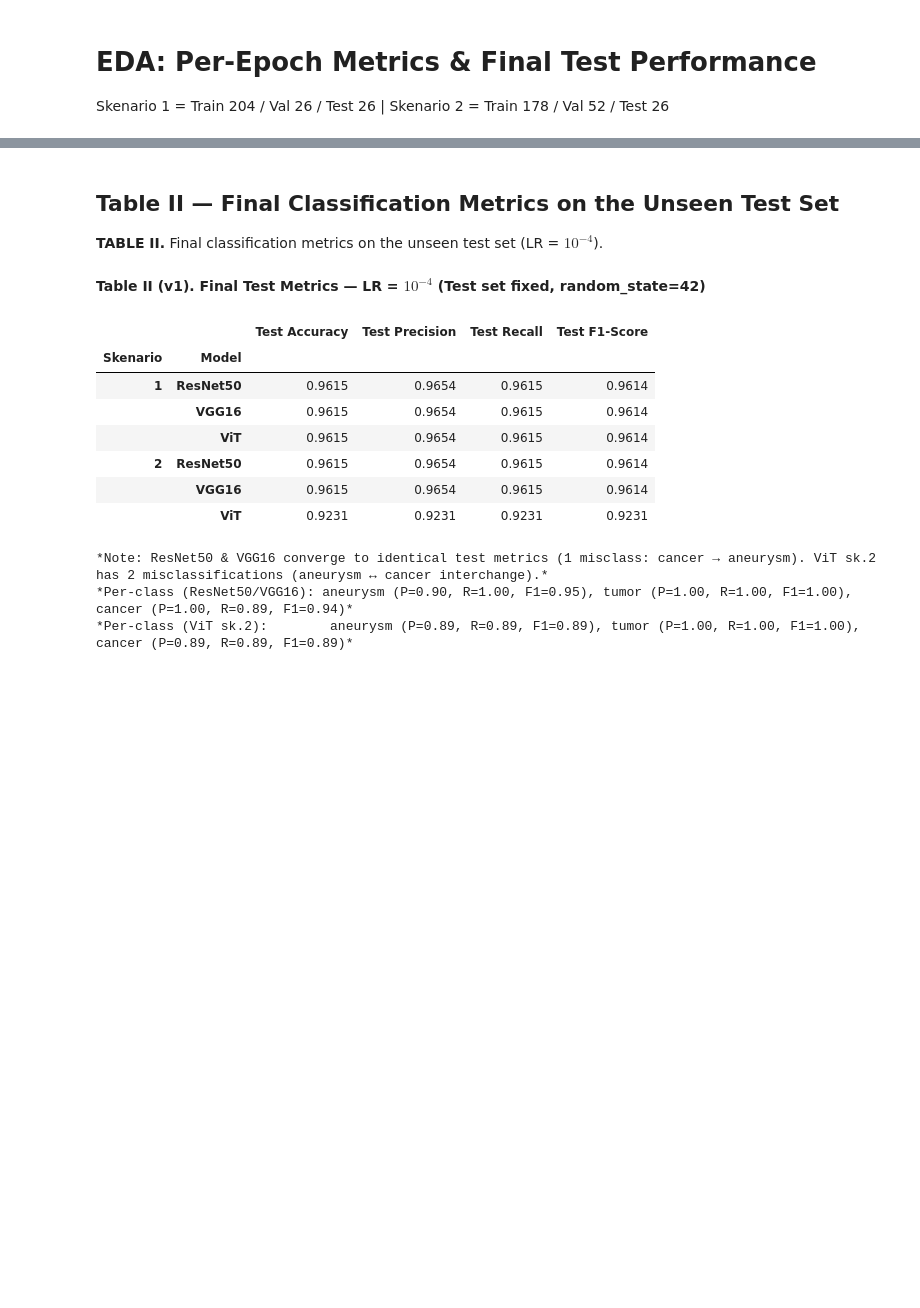
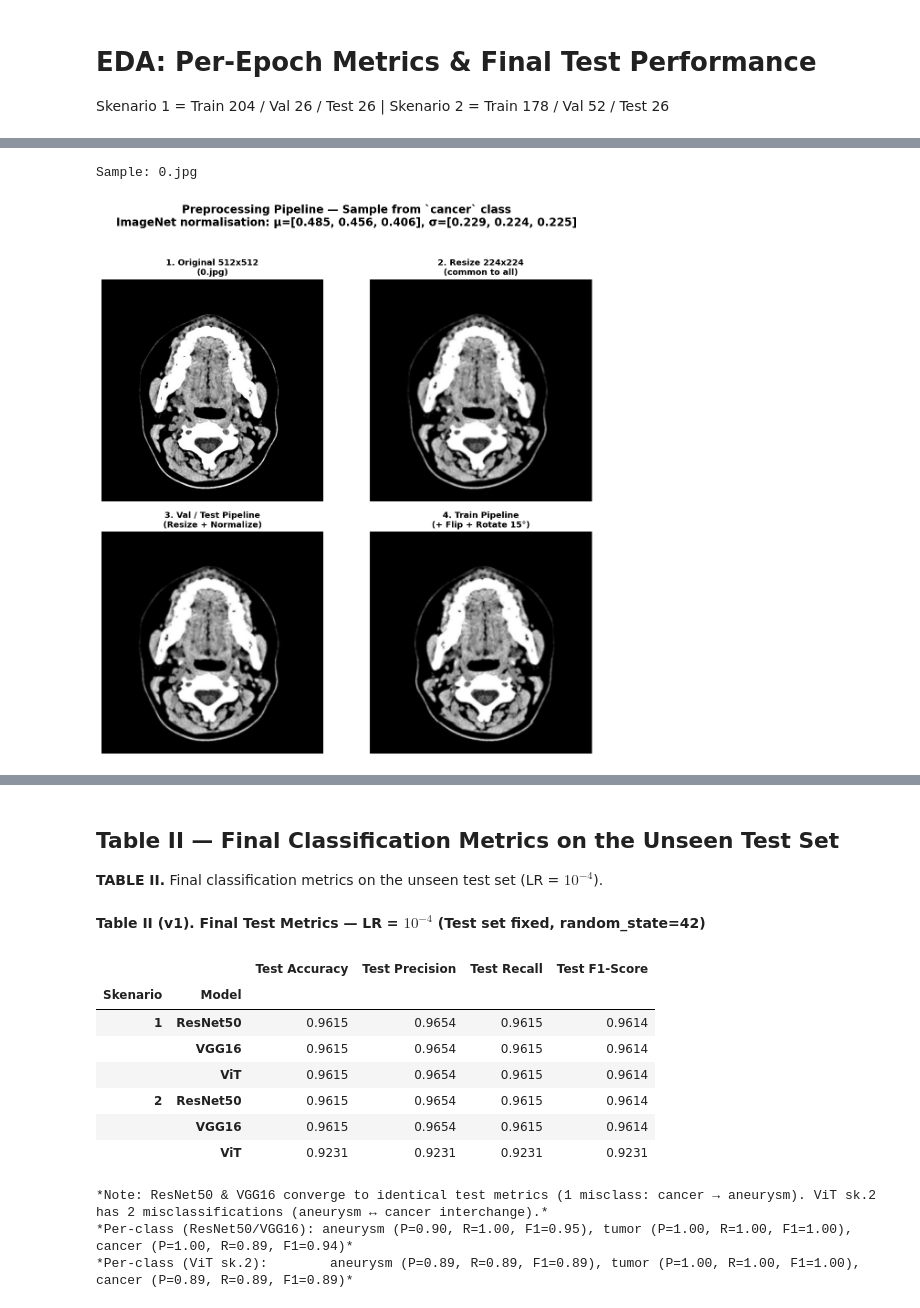
Before and after one commit to erlanggadewasakti/CT-Brain-Image-Classification, a Jupyter notebook: eda.ipynb, the cells around one changed output, grey strips where cells are left out. Saved outputs shown, nothing was run; the diff lists cells and outputs as text; code cells hidden in the pictures; blank space fills up the shorter version.

```diff
--- a/eda.ipynb
+++ b/eda.ipynb
@@ -184,0 +54,79 @@ plt.show()
+# %%
+# ============================================================
+# FIGURE 1 -- Sample Preprocessing Pipeline (Class: cancer)
+# ============================================================
+import os, random
+from PIL import Image
+
+import torch
+from torchvision import transforms
+
+# ---- Pick a random cancer sample ------------------------------------
+# random.seed(42)
+sample_file = '0.jpg'
+img_path = os.path.join('./dataset/files/cancer', sample_file)
+print(f'Sample: {sample_file}')
+
+# ---- Transform pipelines (IDENTICAL to training notebooks) ----------
+train_transform = transforms.Compose([
+    transforms.Resize((224, 224)),
+    transforms.RandomHorizontalFlip(),
+    transforms.RandomRotation(15),
+    transforms.ToTensor(),
+    transforms.Normalize(mean=[0.485, 0.456, 0.406],
+                         std=[0.229, 0.224, 0.225])
+])
+
+test_transform = transforms.Compose([
+    transforms.Resize((224, 224)),
+    transforms.ToTensor(),
+    transforms.Normalize(mean=[0.485, 0.456, 0.406],
+                         std=[0.229, 0.224, 0.225])
+])
+
+resize_only = transforms.Resize((224, 224))
+
+# ---- Load all 4 stages ----------------------------------------------
+original     = Image.open(img_path).convert('RGB')
+resized      = resize_only(original)
+tensor_test  = test_transform(original)
+tensor_train = train_transform(original)
+
+# ---- Denormalise for human-viewable display -------------------------
+def denorm(t):
+    mean = torch.tensor([0.485, 0.456, 0.406]).view(3, 1, 1)
+    std  = torch.tensor([0.229, 0.224, 0.225]).view(3, 1, 1)
+    return (t * std + mean).clamp(0, 1)
+
+# ---- Plot (2 rows x 2 cols) ----------------------------------------
+fig, axes = plt.subplots(2, 2, figsize=(10, 10))
+
+stages = [
+    (original, f'1. Original 512x512\n({sample_file})'),
+    (resized, '2. Resize 224x224\n(common to all)'),
+    (denorm(tensor_test).permute(1, 2, 0),
+     '3. Val / Test Pipeline\n(Resize + Normalize)'),
+    (denorm(tensor_train).permute(1, 2, 0),
+     '4. Train Pipeline\n(+ Flip + Rotate 15°)'),
+]
+
+# flatten biar gampang di-loop
+axes = axes.flatten()
+
+for ax, (img, title) in zip(axes, stages):
+    ax.imshow(img)
+    ax.set_title(title, fontweight='bold', fontsize=11)
+    ax.axis('off')
+
+plt.suptitle(
+    'Preprocessing Pipeline — Sample from `cancer` class\n'
+    'ImageNet normalisation: μ=[0.485, 0.456, 0.406], σ=[0.229, 0.224, 0.225]',
+    fontweight='bold', y=1.02
+)
+
+plt.tight_layout()
+plt.savefig('fig1_cancer_preprocessing.png', dpi=150, bbox_inches='tight')
+plt.show()
+# %% [output]
+Sample: 0.jpg
+[figure, added]
```
Also changed, not shown: parts of 15 cells of this notebook, 13 other files.
